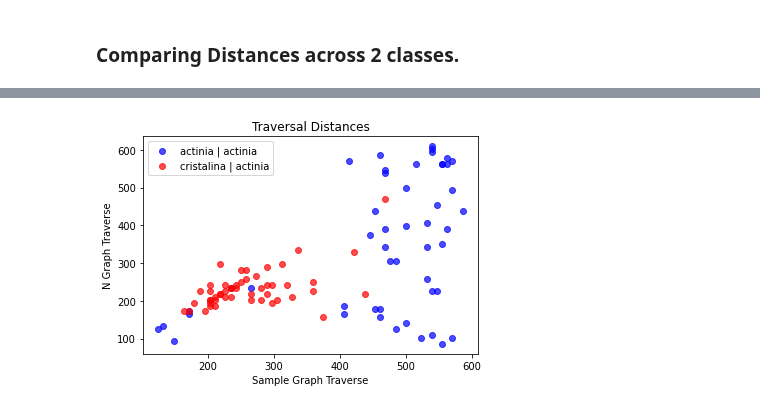
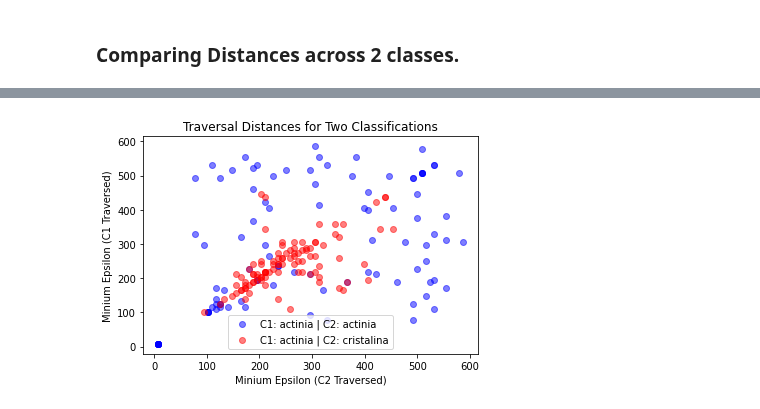
Before and after one commit to compgeomTU/will_rodman_thesis, a Jupyter notebook: leaf_data/maracuya.ipynb, the cells around one changed output, grey strips where cells are left out. Cells and saved outputs as stored; diff of their text form; code cells hidden in the pictures.

```diff
--- a/leaf_data/maracuya.ipynb
+++ b/leaf_data/maracuya.ipynb
@@ -248,6 +235,15 @@ cristalina_df.head()
-# %%
-actinia_epsilons = list(map(cross_search, actinia_graphs))
-cristalina_epsilons = list(map(cross_search, cristalina_graphs))
-scatter_plot(actinia_epsilons, cristalina_epsilons, 'actinia | actinia', 'cristalina | actinia')
-# %% [output]
-[figure, removed]
+# %%
+class_1_df = df[df['species'] == 'actinia']
+class_1_graphs = dataframe_to_graphs(class_1_df, n=10)
+
+class_2_df = df[df['species'] == 'cristalina']
+class_2_graphs = dataframe_to_graphs(class_2_df, n=10)
+# %%
+class_1_by_1_epsilons = matrix_search(class_1_graphs, class_1_graphs)
+class_1_by_2_epsilons = matrix_search(class_1_graphs, class_2_graphs)
+# %%
+class_1_by_1_epsilons_flat = list(chain.from_iterable(class_1_by_1_epsilons))
+class_1_by_2_epsilons_flat = list(chain.from_iterable(class_1_by_2_epsilons))
+scatter_plot(class_1_by_1_epsilons_flat, class_1_by_2_epsilons_flat, 'actinia', 'cristalina')
+# %% [output]
+[figure, added]
```
Also changed, not shown: parts of 5 cells of this notebook.
